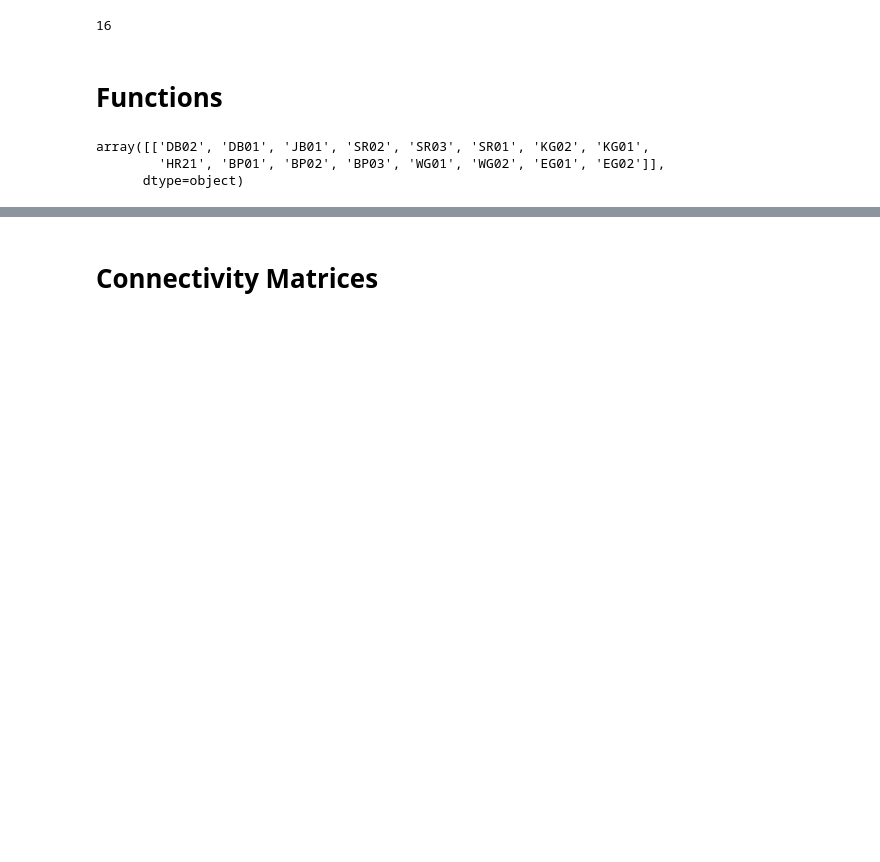
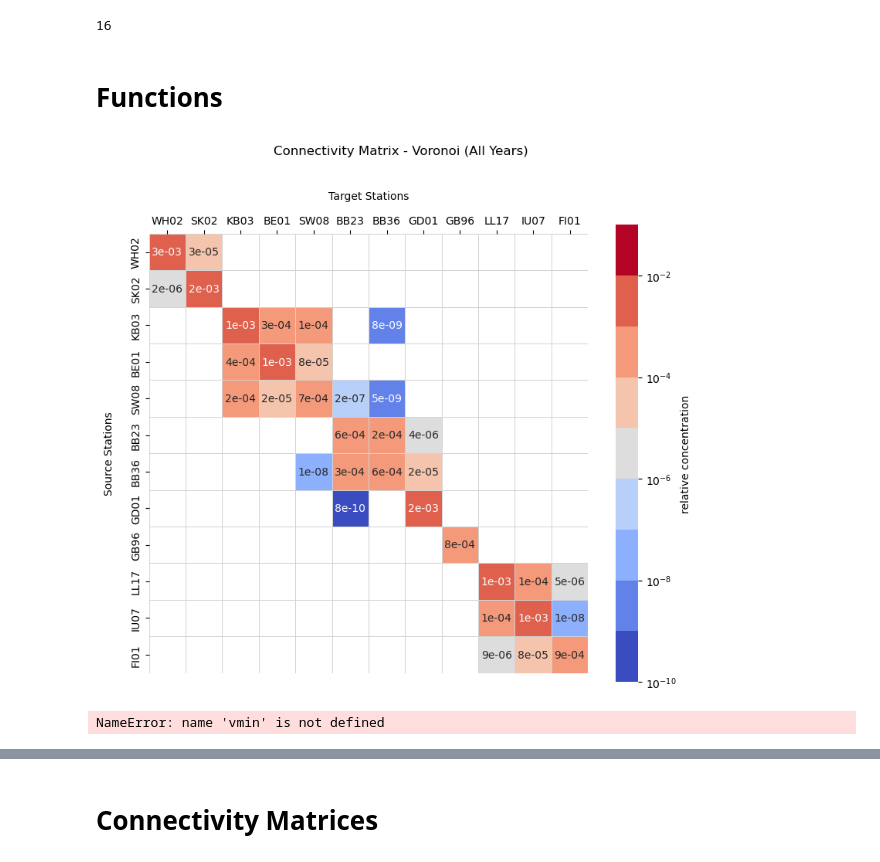
Before and after one commit to geomar-od-lagrange/2025_copepods, a Jupyter notebook: notebooks/SiteComparisonVoronoi.ipynb, the cells around one changed output, grey strips where cells are left out. Cells and saved outputs as stored; diff of their text form; code cells hidden in the pictures; blank space fills up the shorter version.

Commit message:
Worked on connectivity matrix

```diff
--- a/notebooks/SiteComparisonVoronoi.ipynb
+++ b/notebooks/SiteComparisonVoronoi.ipynb
@@ -141,18 +211,13 @@ def make_cbar(fig, ax, hist):
         ]
     )
     return plt.colorbar(hist, cax=cax,)
-# %%
-digitalSamples.dropna().values.T
-# %% [output]
-array([['DB02', 'DB01', 'JB01', 'SR02', 'SR03', 'SR01', 'KG02', 'KG01',
-        'HR21', 'BP01', 'BP02', 'BP03', 'WG01', 'WG02', 'EG01', 'EG02']],
-      dtype=object)
 # %%
 def showConnectivityMatrix(
     matrix, month = 0, fn = None,
     vmin = None, vmax = None,
     no_digital=True, cmap="coolwarm", cbtitle=None,
-    cmdiscrete=False):
+    cmdiscrete=False,
+    fontsize=10, titlesize=12):
     if vmax == None:
         vmax = 10**np.ceil(np.log10(matrix)).max().max()
     if vmin == None:
@@ -167,45 +232,51 @@ def showConnectivityMatrix(
     cmap = plt.get_cmap('coolwarm')
     if cmdiscrete == True:
         # force the first color entry to be invisible
         cmap.set_under(color="#00000000")
         # resample the colormap into the amount of discrete steps of difference between the vmin and vmax in power of 10
         steps = np.log10(vmax) - np.log10(vmin)
         cmap = cmap.resampled(steps)
     mask = matrix == 0
-    fig = plt.figure(figsize=(20, 18))
-    fig.suptitle(f"Connectivity Matrix - Voronoi (All Years)", size=suptitle_size)
-    ax = fig.add_subplot()
+    fig, ax = plt.subplots(figsize=(8, 8))
+    fig.suptitle(f"Connectivity Matrix - Voronoi (All Years)", size=titlesize)
     sns.heatmap(
         matrix,
-        annot=True,
         square=True,
-        fmt=".0e",
+        mask = mask,
         cmap=cmap,
-        linecolor="lightgrey",
-        mask = mask,
-        linewidths=0.5,
+        linewidths=0.5, linecolor="lightgrey",
         norm=LogNorm(vmin=vmin, vmax=vmax,),
-        cbar_kws={'label': cbtitle,"shrink":0.83},
-        cbar=True,
+        annot=True, fmt=".0e", annot_kws={"size": fontsize},
+        # cbar=True, cbar_kws={'label': cbtitle,},
+        # cbar=True, cbar_kws={'label': cbtitle, "fraction":0.1},
+        cbar=True, cbar_kws={'label': cbtitle, "shrink":0.8},
         ax=ax,
     )
-    ax.xaxis.tick_top()
-    ax.set_xticklabels(ax.get_xticklabels(), rotation=45, ha='left')
-    ax.set_yticklabels(ax.get_yticklabels(), rotation=45, va="top")
-    ax.set_xlabel("Target Stations")
-    ax.set_ylabel("Source Stations")
+    ax.tick_params(grid_linewidth=0, labelsize=fontsize)
+    # ax.set_xticklabels(ax.get_xticklabels(), rotation=45, ha="left", size=15)
+    ax.set_yticklabels(ax.get_yticklabels(), rotation=90)
+    ax.set_ylabel("Source Stations", size=fontsize, labelpad=15)
+    ax.set_xlabel("Target Stations", size=fontsize, labelpad=15)
+    ax.xaxis.set_label_position("top")
     if no_digital == False:
         for idx_x, site_name in enumerate(df_cmatrix_total.index):
             ax.add_patch(Rectangle((idx_x, idx_x),1,1, fill=False, edgecolor='k', lw=1, zorder=3))
             if nondigitalSamples.notnull().loc[idx_x].values:
                 ax.add_patch(Rectangle((idx_x, 0),1,28, fill=True, color='red', edgecolor='red', lw=1, alpha=0.3, zorder=0))
                 ax.add_patch(Rectangle((idx_x, 0),1,28, fill=False, edgecolor='red', lw=1, zorder=1))
                 ax.add_patch(Rectangle((0, idx_x),28,1, fill=True, color='blue', lw=0.5, alpha=0.3, zorder=0))
                 ax.add_patch(Rectangle((0, idx_x),28,1, fill=False, edgecolor='blue', lw=1, zorder=1))
                 for idx_y, site_name in enumerate(df_cmatrix_total.index):
                     if nondigitalSamples.notnull().loc[idx_y].values:
                         ax.add_patch(Rectangle((idx_y, idx_x),1,1, fill=False, edgecolor='purple', lw=3, zorder=2))
     plt.tight_layout()
     if fn != None:
         plt.savefig(Path(figure_outpath, fn), format="png")
     return plt.show()
+showConnectivityMatrix(df_cmatrix_normalized_relative, no_digital=True, cbtitle="relative concentration", cmdiscrete=True)
+# %% [output]
+[figure, added]
+# %%
+vmin
+# %% [output]
+NameError: name 'vmin' is not defined
```
Also changed, not shown: parts of 4 cells of this notebook.
